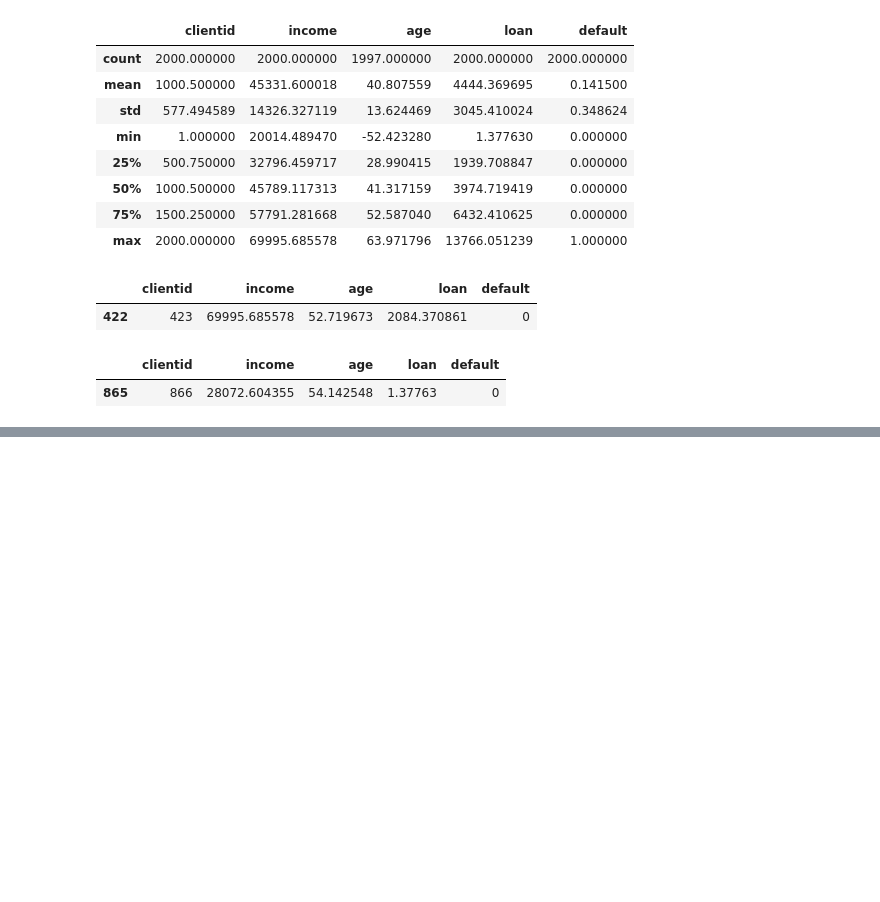
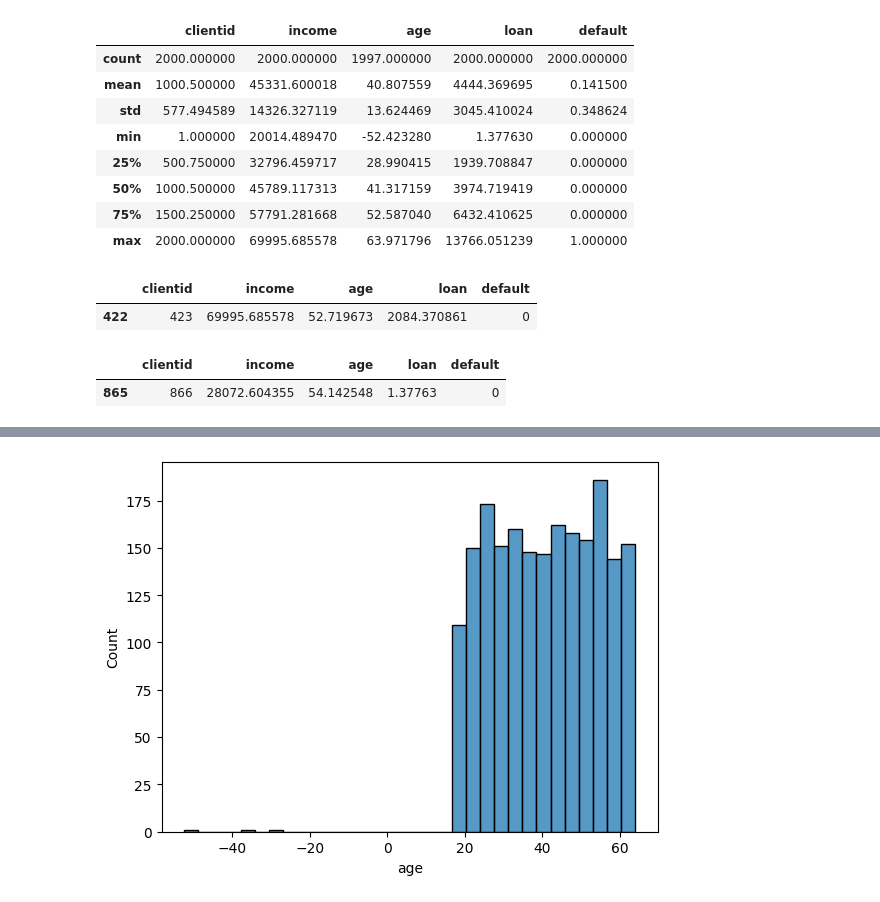
Before and after one commit to ImGabreuw/machine-learning-e-data-science-com-python, a Jupyter notebook: pre-processamento-dos-dados/projects/credit-risk.ipynb, the cells around one changed output, grey strips where cells are left out. Cells and saved outputs as stored; diff of their text form; code cells hidden in the pictures; blank space fills up the shorter version.

```diff
--- a/pre-processamento-dos-dados/projects/credit-risk.ipynb
+++ b/pre-processamento-dos-dados/projects/credit-risk.ipynb
@@ -105,0 +113,4 @@ base_credit[base_credit["loan"] <= 1.377630]
+# %%
+sns.histplot(x = base_credit["age"]);
+# %% [output]
+[figure, added]
```
Also changed, not shown: parts of 8 cells of this notebook, 4 other files.
